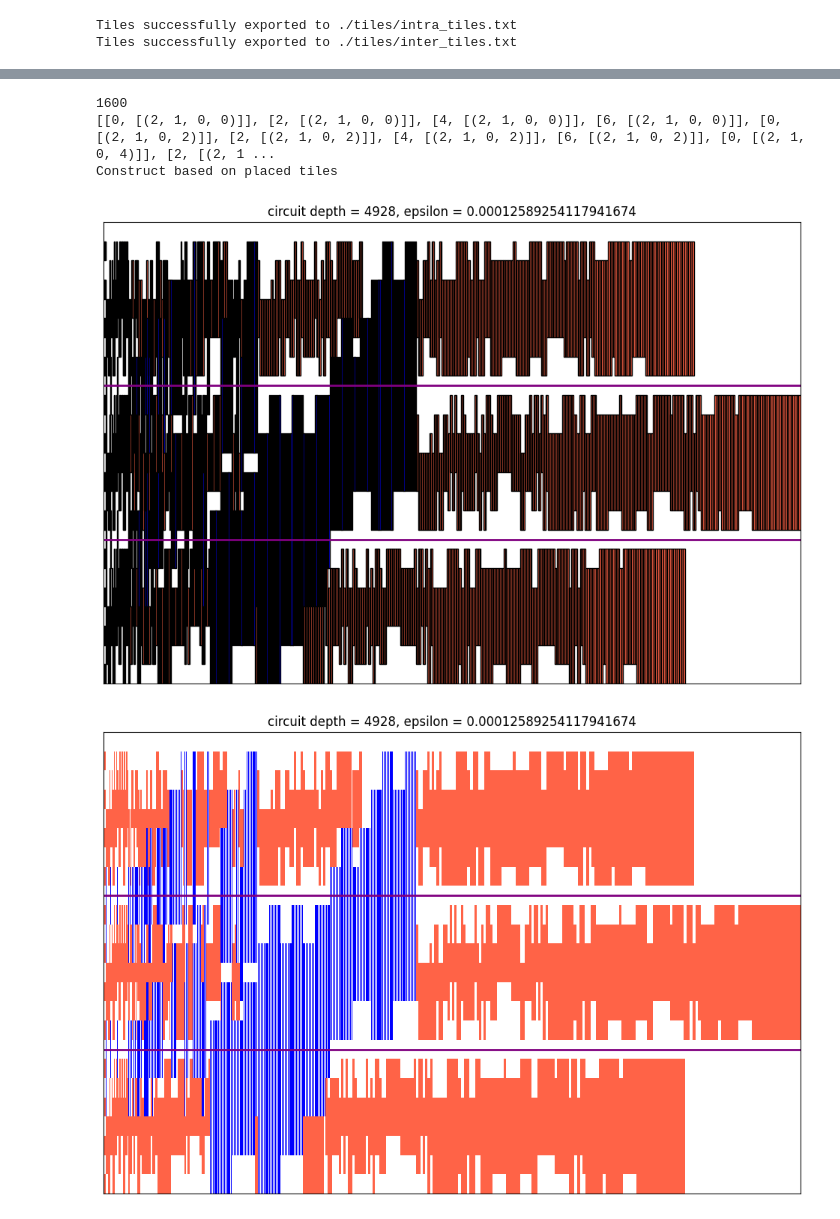
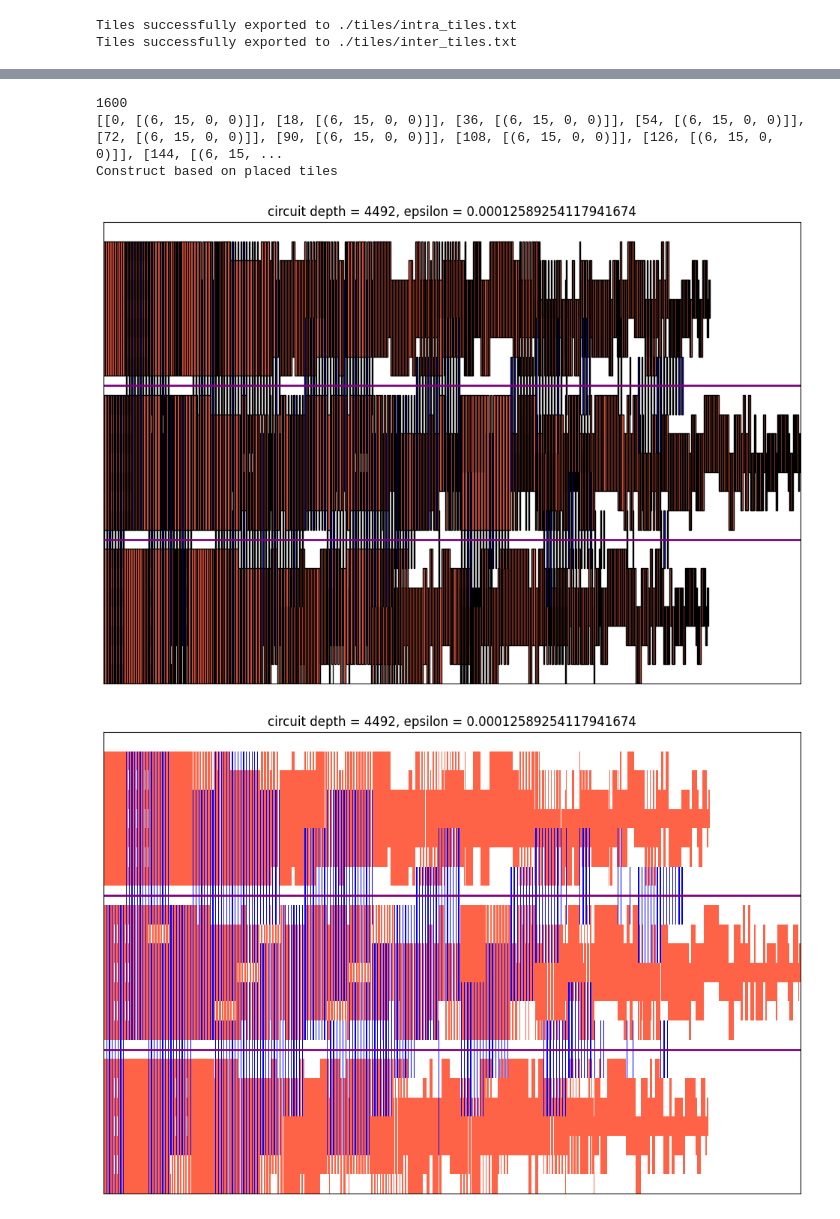
Before and after one commit to TianXue2002/H-chain, a Jupyter notebook: src/double_packing/double_packing.ipynb, the cells around one changed output, grey strips where cells are left out. Cells and saved outputs as stored; diff of their text form; code cells hidden in the pictures.

Commit message:
Updated double packing scheme. Tiles sorted by height

```diff
--- a/src/double_packing/double_packing.ipynb
+++ b/src/double_packing/double_packing.ipynb
@@ -161,16 +174,16 @@ Tiles successfully exported to ./tiles/inter_intra_tiles.txt
 # %%
-filename = '../../all_tiles.txt'
+filename = './tiles/result_tiles.txt'
 bounding_width, placed_tiles = read_packing_results(filename)
 print(len(placed_tiles))
 # placed_tiles.extend(moved_placed_tiles)
 placed_tiles_lst = placed_tiles
 print(placed_tiles)
 placed_tiles = TilePacker(placed_tiles, bounding_width, N)
 placed_tiles.draw_packing([],seam_lst,epsilon,inter_color="blue",edge=True)
 placed_tiles.draw_packing([],seam_lst,epsilon,inter_color="blue", edge=False)
 # %% [output]
 1600
-[[0, [(2, 1, 0, 0)]], [2, [(2, 1, 0, 0)]], [4, [(2, 1, 0, 0)]], [6, [(2, 1, 0, 0)]], [0, [(2, 1, 0, 2)]], [2, [(2, 1, 0, 2)]], [4, [(2, 1, 0, 2)]], [6, [(2, 1, 0, 2)]], [0, [(2, 1, 0, 4)]], [2, [(2, 1 ...
+[[0, [(6, 15, 0, 0)]], [18, [(6, 15, 0, 0)]], [36, [(6, 15, 0, 0)]], [54, [(6, 15, 0, 0)]], [72, [(6, 15, 0, 0)]], [90, [(6, 15, 0, 0)]], [108, [(6, 15, 0, 0)]], [126, [(6, 15, 0, 0)]], [144, [(6, 15, ...
 Construct based on placed tiles
-[figure, old version]
+[figure, new version]
-[figure, old version]
+[figure, new version]
```
Also changed, not shown: parts of 3 cells of this notebook, 8 other files.
